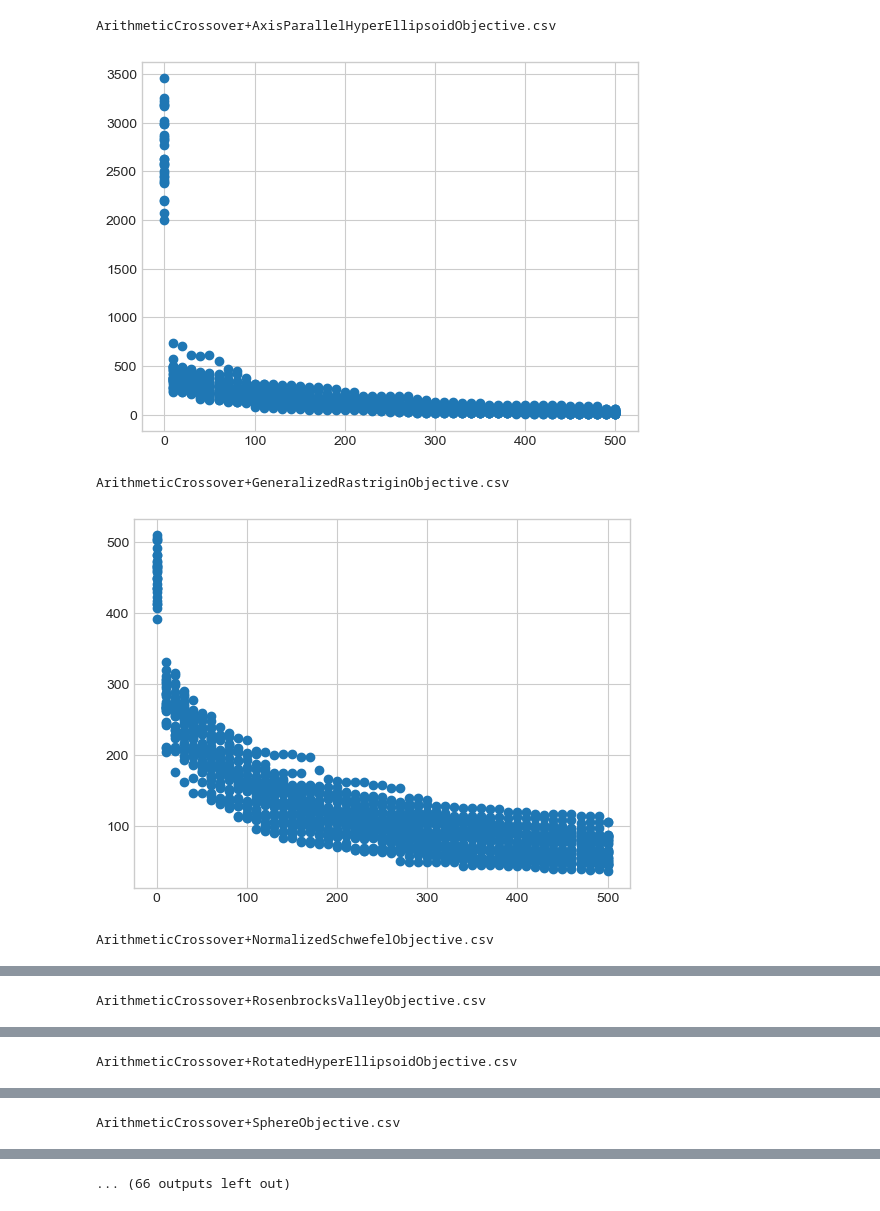
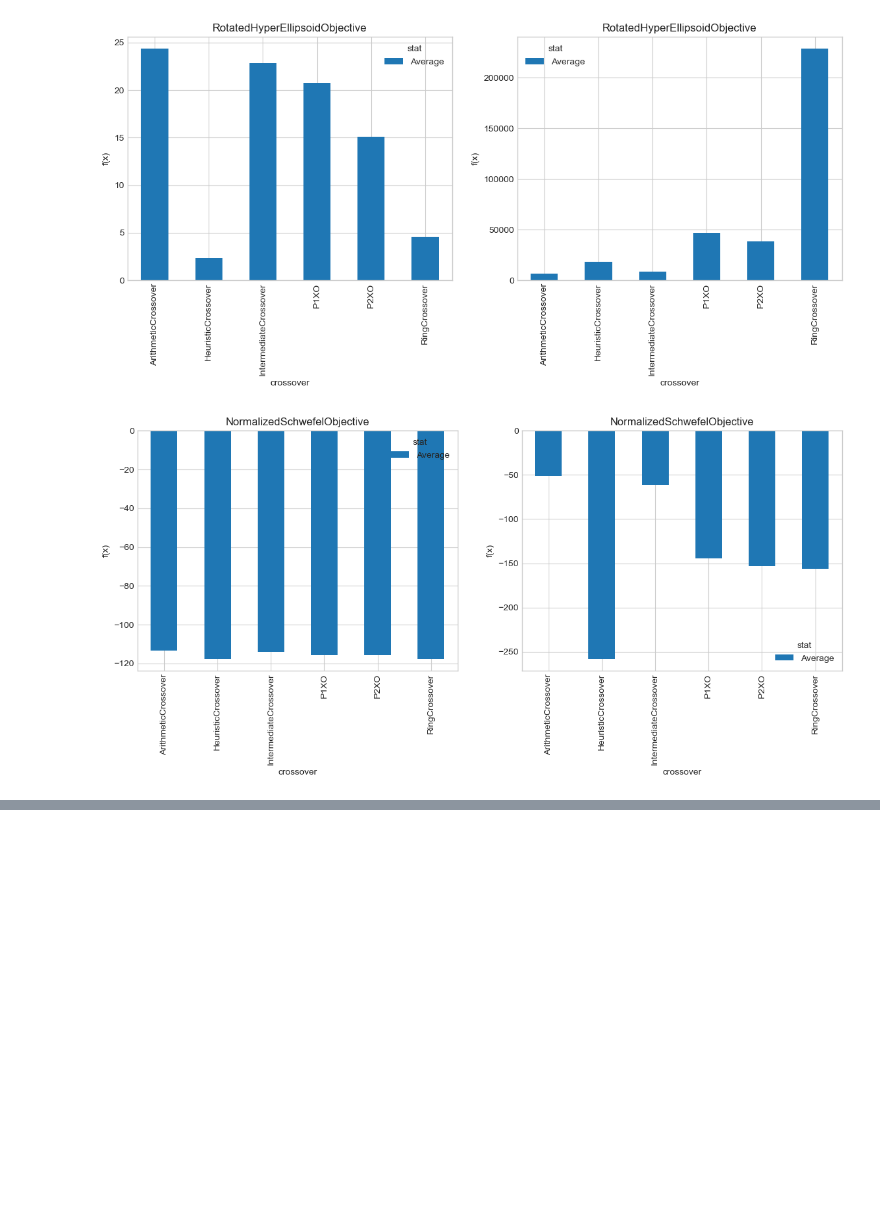
Before and after one commit to jbterrylin/GALGO-2.0, a Jupyter notebook: src/result/Calculate.ipynb, the cells around one changed output, grey strips where cells are left out. Saved outputs shown, nothing was run; the diff lists cells and outputs as text; code cells hidden in the pictures; blank space fills up the shorter version.

Commit message:
experiment result in xlsx format, update calculate.ipynb

```diff
--- a/src/result/Calculate.ipynb
+++ b/src/result/Calculate.ipynb
@@ -85,44 +85,53 @@ for subdir, dirs, files in os.walk(folder):
     crossovers, benchmarks = getLists(files)
     iterables = [crossovers, stats]
     result = pd.DataFrame(columns = benchmarks, index = pd.MultiIndex.from_product(iterables, names=["crossover", "stat"]))
-
     files = [file for file in files if 'FitnessEvaluateCountReachTarget' not in file]
     for file in files:
         crossover = file.split("+")[0]
         benchmark = file.split("+")[1].split(".")[0]
         df = pd.read_csv(folder+"/"+file, index_col=False)
         df = fixFormat(df)
 
         temp_result = {}
         temp_df = df.groupby("Generation")["F(x)"]
         temp_result["mean"] = temp_df.mean()[df["Generation"].max()]
         temp_result["max"] = temp_df.max()[df["Generation"].max()]
         temp_result["min"] = temp_df.min()[df["Generation"].max()]
         temp_result["var"] = temp_df.var()[df["Generation"].max()]
         temp_result["sum"] = temp_df.sum()[df["Generation"].max()]
 
-#         print(file)
-#         plt.scatter(df["Generation"], df["F(x)"])
-#         plt.show()
+#         if "RingCrossover" in file:
+#             print(file)
+#             for_graph = df.groupby(['Generation']).mean()["F(x)"]
+#             plt.plot(for_graph.index, for_graph)
+#             plt.show()
+#                         plt.plot(for_graph.mean()["F(x)"],index, for_graph.mean()["F(x)"])
+#             plt.plot(for_graph.mean()["F(x)"],index, for_graph.max()["F(x)"])
+#             plt.plot(for_graph.mean()["F(x)"],index, for_graph.min()["F(x)"])
+#             plt.scatter(df["Generation"], df["F(x)"])
+#             plt.show()
         for stat in stats:
             if stat in temp_result.keys():
                 result.loc[crossover, stat][benchmark] = temp_result[stat]
 
     for column in result.columns:
         fig, axes = plt.subplots(1, 2)
         # filter unrelated stat, rename to paper's stat (max -> Best...)
         a = oriResult[column][np.in1d(oriResult.index.get_level_values(1), stats)].rename(index=index, level=1)
-        a = a.unstack().plot(kind='bar', stacked=True,title=column, ax=axes[0],figsize=(14,4.8))
-        b = result[column].rename(index=index, level=1).unstack().plot(kind='bar', stacked=True,title=column, ax=axes[1])
+        a = a.unstack().plot(kind='bar', title=column, ax=axes[0],figsize=(14,4.8))
+        a.set_ylabel("Fitness value" if wantFitness else "f(x)")
+        b = result[column].rename(index=index, level=1).unstack().plot(kind='bar', title=column, ax=axes[1])
+        b.set_ylabel("Fitness value" if wantFitness else "f(x)")
+
+
+        plt.savefig(column + ".jpg", bbox_inches='tight')
+
     plt.show()
 
 #         win, tie, lose = compareResultBetweenCrossover(df, "CollectiveCrossover-30", "P1XO-30", "mean")
 #         print(str(win) + " : " + str(tie) + " : " + str(lose))
 #         win, tie, lose = compareResultBetweenCrossover(df, "CollectiveCrossover-30", "P2XO-30", "mean")
 #         print(str(win) + " : " + str(tie) + " : " + str(lose))
 # %% [output]
-ArithmeticCrossover+AxisParallelHyperEllipsoidObjective.csv
-[figure, old version]
+[figure, new version]
-ArithmeticCrossover+GeneralizedRastriginObjective.csv
-[figure, old version]
+[figure, new version]
-ArithmeticCrossover+NormalizedSchwefelObjective.csv
@@ -130 +138,0 @@ ArithmeticCrossover+NormalizedSchwefelObjective.csv
-ArithmeticCrossover+RosenbrocksValleyObjective.csv
@@ -132 +139,0 @@ ArithmeticCrossover+RosenbrocksValleyObjective.csv
-ArithmeticCrossover+RotatedHyperEllipsoidObjective.csv
@@ -134 +140,0 @@ ArithmeticCrossover+RotatedHyperEllipsoidObjective.csv
-ArithmeticCrossover+SphereObjective.csv
@@ -136,4 +142,3 @@ ArithmeticCrossover+SphereObjective.csv
-... (66 outputs left out)
 # %%
 # stats = ["mean", "max", "min", "var", "sum"]
 # GeneticAlgorithm.genstep need be be 1
```
Also changed, not shown: parts of 3 cells of this notebook, 2 other files.
